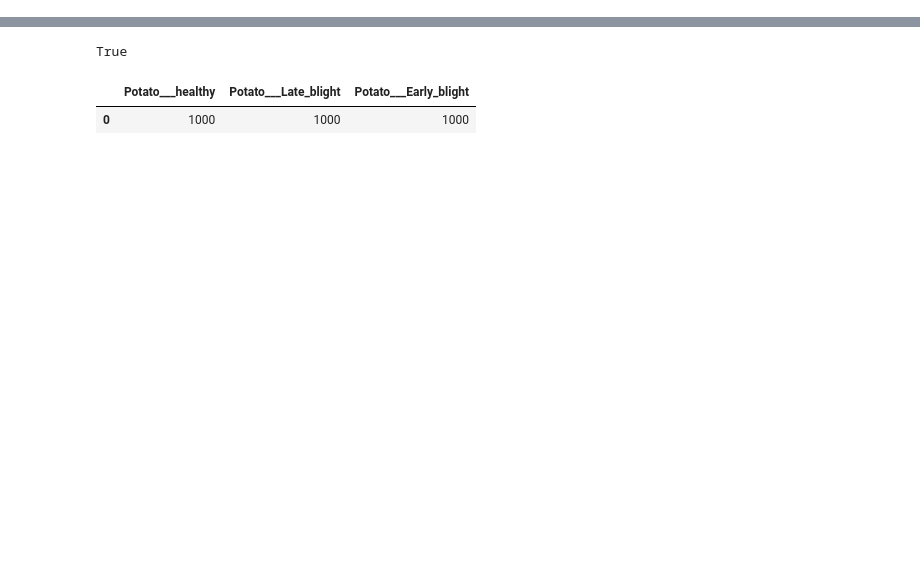
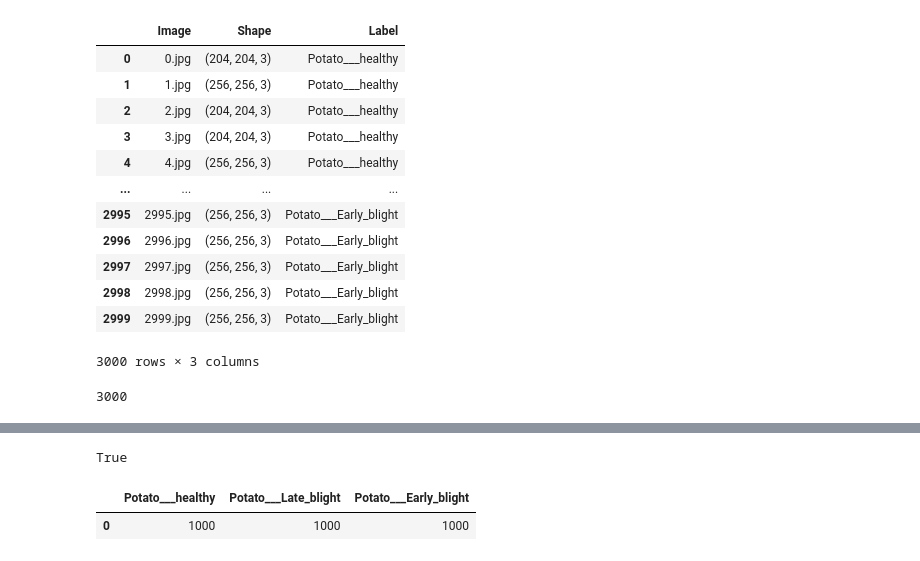
Before and after one commit to Future-AI-Laboratory/vision-api, a Jupyter notebook: Test_pipeline.ipynb, the cells around one changed output, grey strips where cells are left out. Drawn from its saved outputs; the diff is of its cells as text; code cells hidden in the pictures; blank space fills up the shorter version.

```diff
--- a/Test_pipeline.ipynb
+++ b/Test_pipeline.ipynb
@@ -52,0 +54,16 @@ Potato3 directory names list ['/content/potato3/Plant_leave_diseases_dataset_wit
+# %%
+img_df
+# %% [output]
+|  | Image | Shape | Label |
+| 0 | 0.jpg | (204, 204, 3) | Potato___healthy |
+| 1 | 1.jpg | (256, 256, 3) | Potato___healthy |
+| 2 | 2.jpg | (204, 204, 3) | Potato___healthy |
+| 3 | 3.jpg | (204, 204, 3) | Potato___healthy |
+| 4 | 4.jpg | (256, 256, 3) | Potato___healthy |
+| ... | ... | ... | ... |
+| 2995 | 2995.jpg | (256, 256, 3) | Potato___Early_blight |
+| 2996 | 2996.jpg | (256, 256, 3) | Potato___Early_blight |
+| 2997 | 2997.jpg | (256, 256, 3) | Potato___Early_blight |
+| 2998 | 2998.jpg | (256, 256, 3) | Potato___Early_blight |
+| 2999 | 2999.jpg | (256, 256, 3) | Potato___Early_blight |
+3000 rows × 3 columns
@@ -52,0 +72,4 @@ Potato3 directory names list ['/content/potato3/Plant_leave_diseases_dataset_wit
+# %%
+len(os.listdir('new14'))
+# %% [output]
+3000
```
Also changed, not shown: parts of 24 cells of this notebook.
